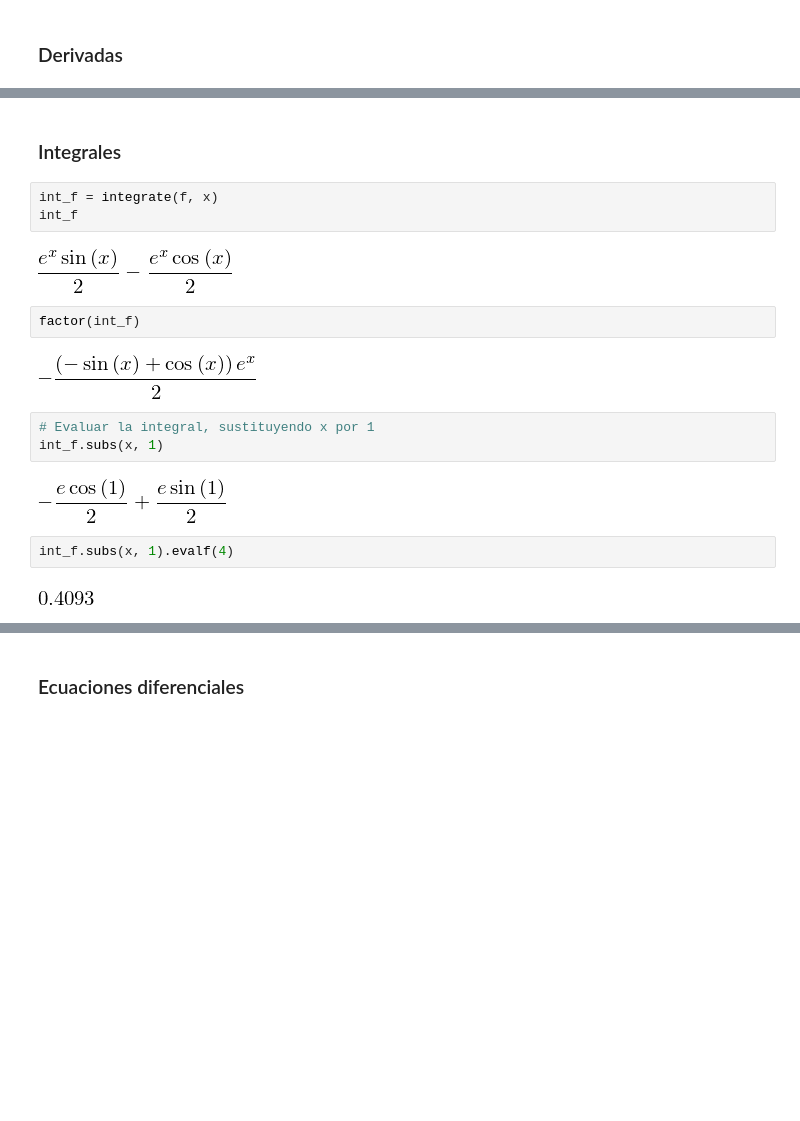
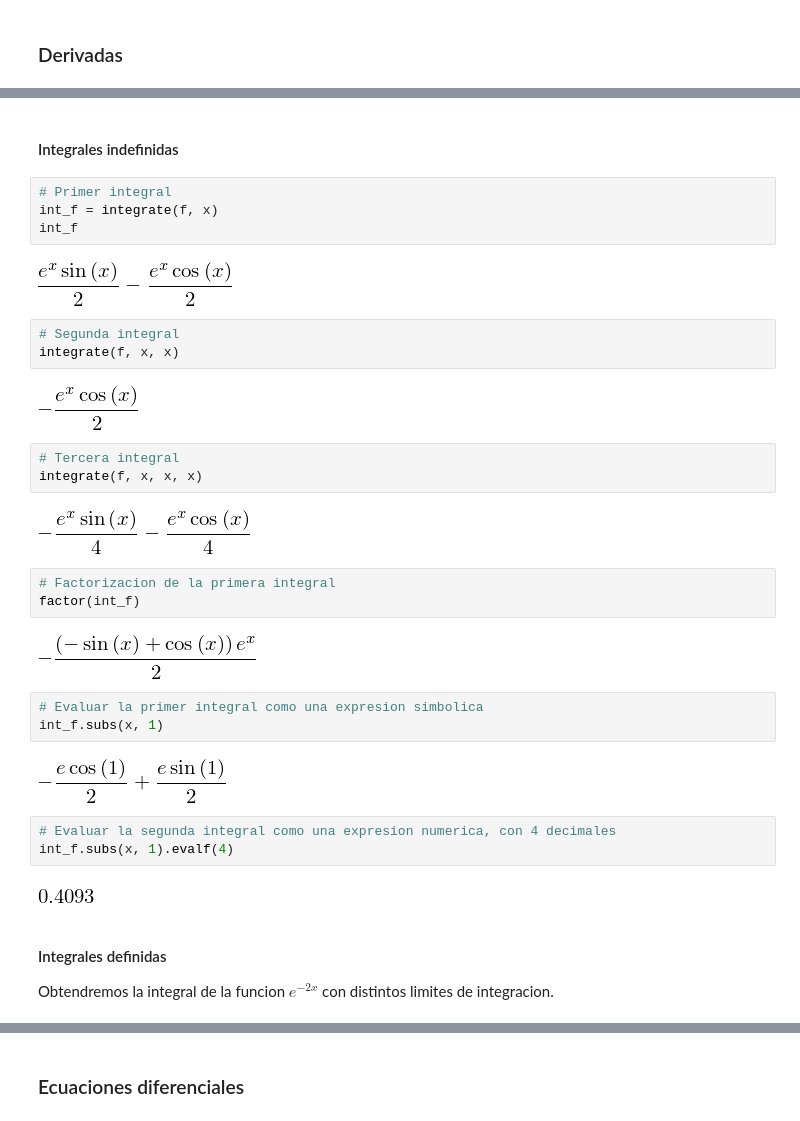
Before and after one commit to sjukdom/symbolic_math, a Jupyter notebook: introduction.ipynb, the cells around one changed output, grey strips where cells are left out. Drawn from its saved outputs; the diff is of its cells as text; blank space fills up the shorter version.

```diff
--- a/introduction.ipynb
+++ b/introduction.ipynb
@@ -89,20 +127,37 @@ diff_f
 # %% [markdown]
-### Integrales
+#### Integrales indefinidas
 # %%
+# Primer integral
 int_f = integrate(f, x)
 int_f
 # %% [output]
 [figure]
-# %%
-factor(int_f)
-# %% [output]
-[figure, removed]
+# %%
+# Segunda integral
+integrate(f, x, x)
+# %% [output]
+[figure, added]
+# %%
+# Tercera integral
+integrate(f, x, x, x)
+# %% [output]
+[figure, added]
+# %%
+# Factorizacion de la primera integral
+factor(int_f)
+# %% [output]
+[figure, added]
 # %%
-# Evaluar la integral, sustituyendo x por 1
+# Evaluar la primer integral como una expresion simbolica
 int_f.subs(x, 1)
 # %% [output]
 [figure]
-# %%
-int_f.subs(x, 1).evalf(4)
-# %% [output]
-[figure, removed]
+# %%
+# Evaluar la segunda integral como una expresion numerica, con 4 decimales
+int_f.subs(x, 1).evalf(4)
+# %% [output]
+[figure, added]
+# %% [markdown]
+#### Integrales definidas
+
+Obtendremos la integral de la funcion $ e^{-2x} $ con distintos limites de integracion.
```
Also changed, not shown: parts of 36 cells of this notebook.
